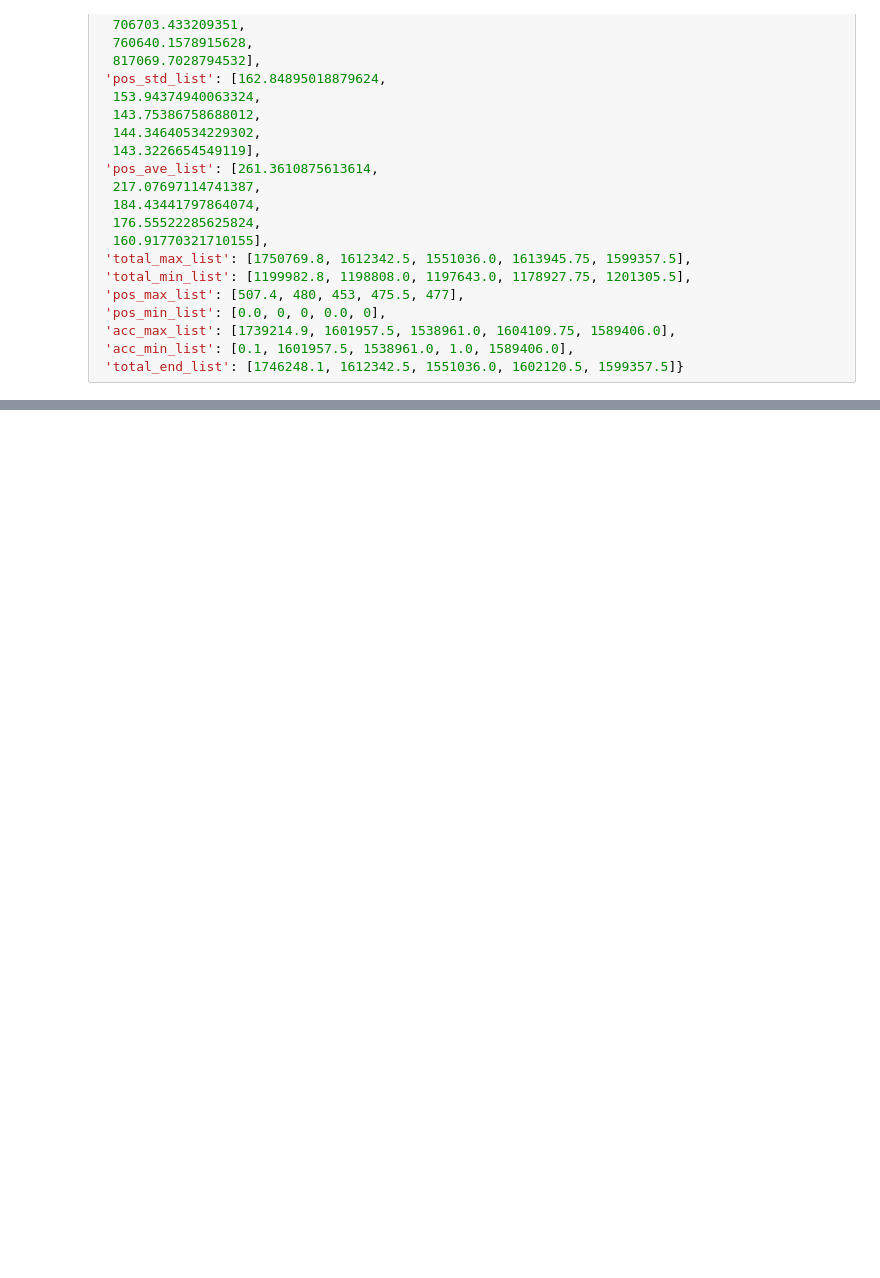
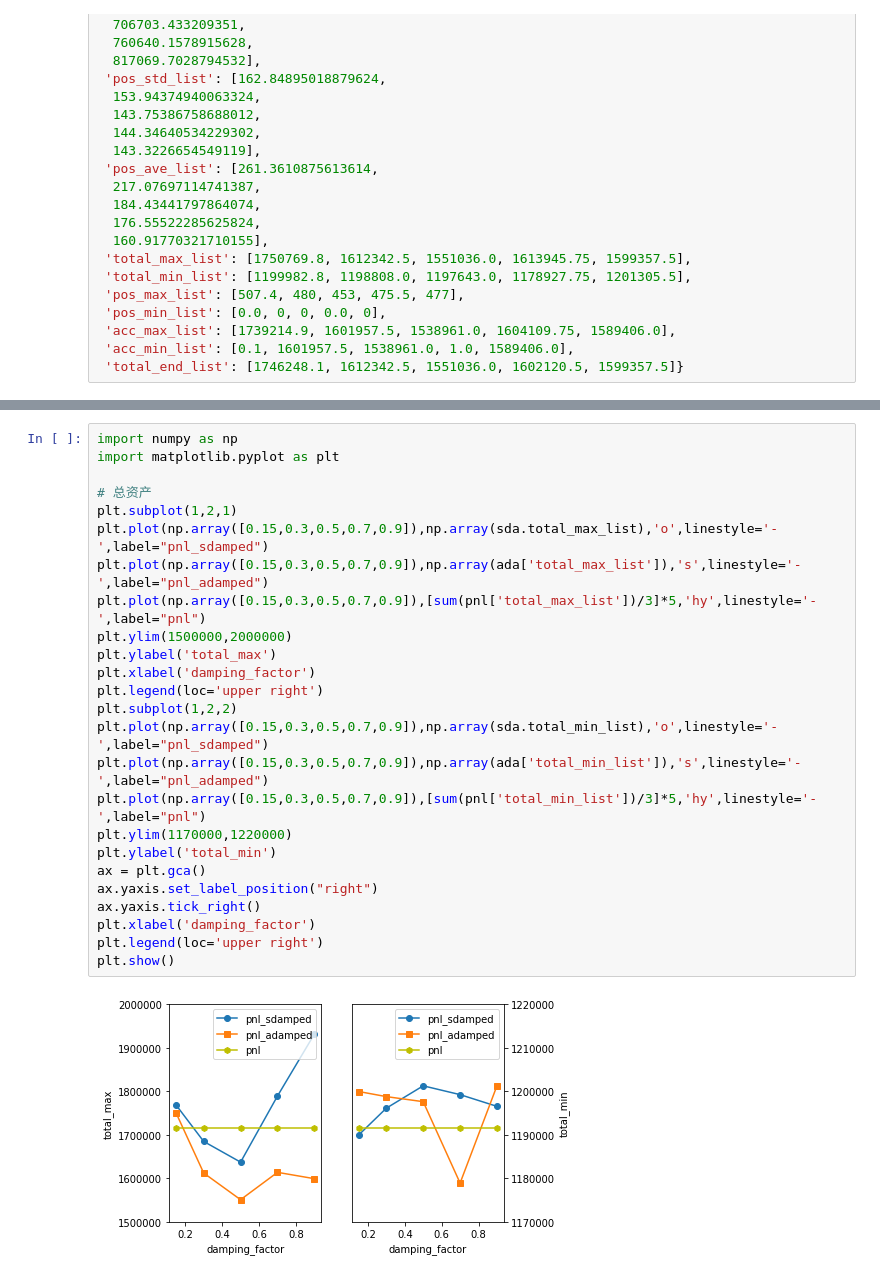
Before and after one commit to DRLMM/DRLMM, a Jupyter notebook: process_data.ipynb, the cells around one changed output, grey strips where cells are left out. Drawn from its saved outputs; the diff is of its cells as text; blank space fills up the shorter version.

```diff
--- a/process_data.ipynb
+++ b/process_data.ipynb
@@ -44,3 +95,30 @@ ada = {'acc_std_list': [530907.7988604626,
+# %%
+import numpy as np
+import matplotlib.pyplot as plt
+
+# 总资产
+plt.subplot(1,2,1)
+plt.plot(np.array([0.15,0.3,0.5,0.7,0.9]),np.array(sda.total_max_list),'o',linestyle='-',label="pnl_sdamped")
+plt.plot(np.array([0.15,0.3,0.5,0.7,0.9]),np.array(ada['total_max_list']),'s',linestyle='-',label="pnl_adamped")
+plt.plot(np.array([0.15,0.3,0.5,0.7,0.9]),[sum(pnl['total_max_list'])/3]*5,'hy',linestyle='-',label="pnl")
+plt.ylim(1500000,2000000)
+plt.ylabel('total_max')
+plt.xlabel('damping_factor')
+plt.legend(loc='upper right')
+plt.subplot(1,2,2)
+plt.plot(np.array([0.15,0.3,0.5,0.7,0.9]),np.array(sda.total_min_list),'o',linestyle='-',label="pnl_sdamped")
+plt.plot(np.array([0.15,0.3,0.5,0.7,0.9]),np.array(ada['total_min_list']),'s',linestyle='-',label="pnl_adamped")
+plt.plot(np.array([0.15,0.3,0.5,0.7,0.9]),[sum(pnl['total_min_list'])/3]*5,'hy',linestyle='-',label="pnl")
+plt.ylim(1170000,1220000)
+plt.ylabel('total_min')
+ax = plt.gca()
+ax.yaxis.set_label_position("right")
+ax.yaxis.tick_right()
+plt.xlabel('damping_factor')
+plt.legend(loc='upper right')
+plt.show()
+# %% [output]
+[figure, added]
 # %%
 class ADA(object):
     pass
```
Also changed, not shown: parts of 5 cells of this notebook, 3 other files.
